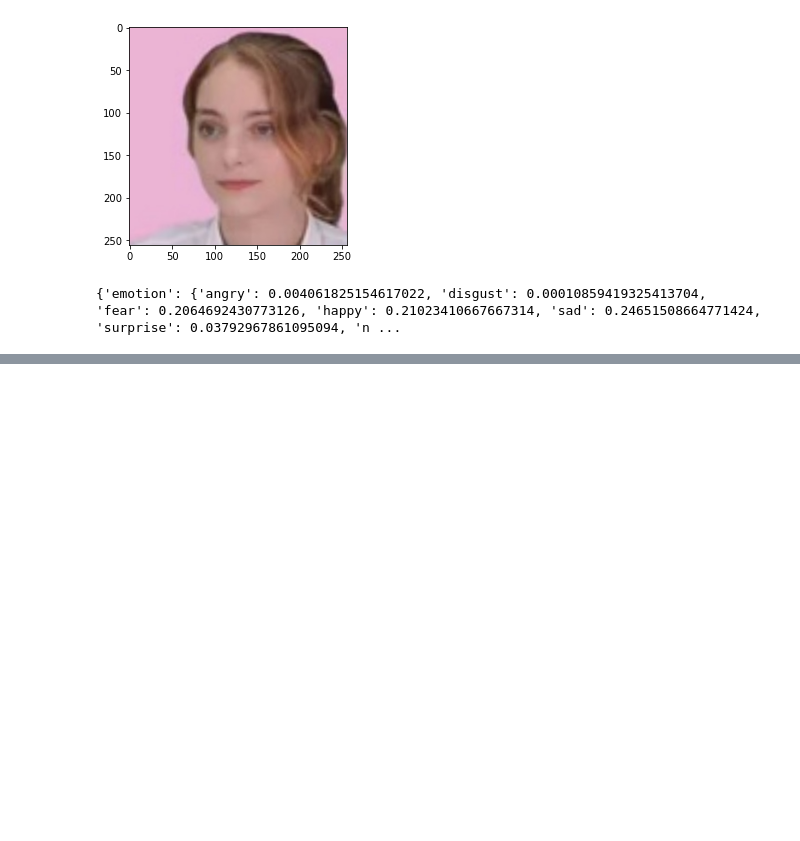
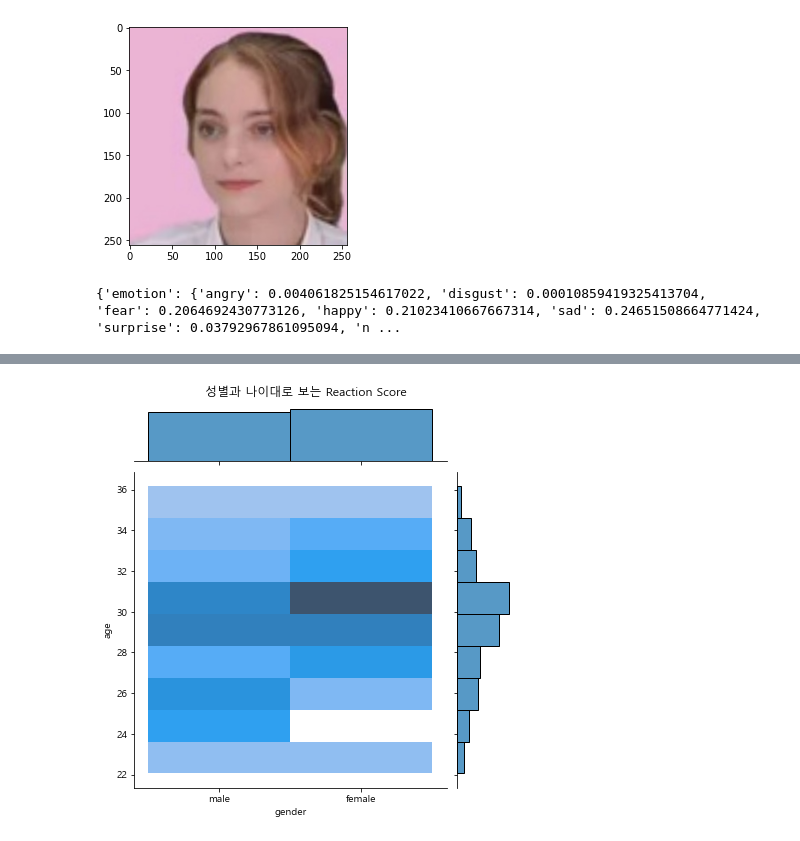
Before and after one commit to bigbreadguy/soprize-doyouknowclub, a Jupyter notebook: indivisual_analysis.ipynb, the cells around one changed output, grey strips where cells are left out. Drawn from its saved outputs; the diff is of its cells as text; code cells hidden in the pictures; blank space fills up the shorter version.

```diff
--- a/indivisual_analysis.ipynb
+++ b/indivisual_analysis.ipynb
@@ -185,0 +191,7 @@ print(indivisual_result["10"])
+# %%
+sns.jointplot(data=reaction_scores, x="gender", y="age", kind="hist")
+plt.rc('font', family='Malgun Gothic')
+plt.suptitle("성별과 나이대로 보는 Reaction Score", y=1.02)
+plt.show()
+# %% [output]
+[figure, added]
```
Also changed, not shown: parts of 8 cells of this notebook.
